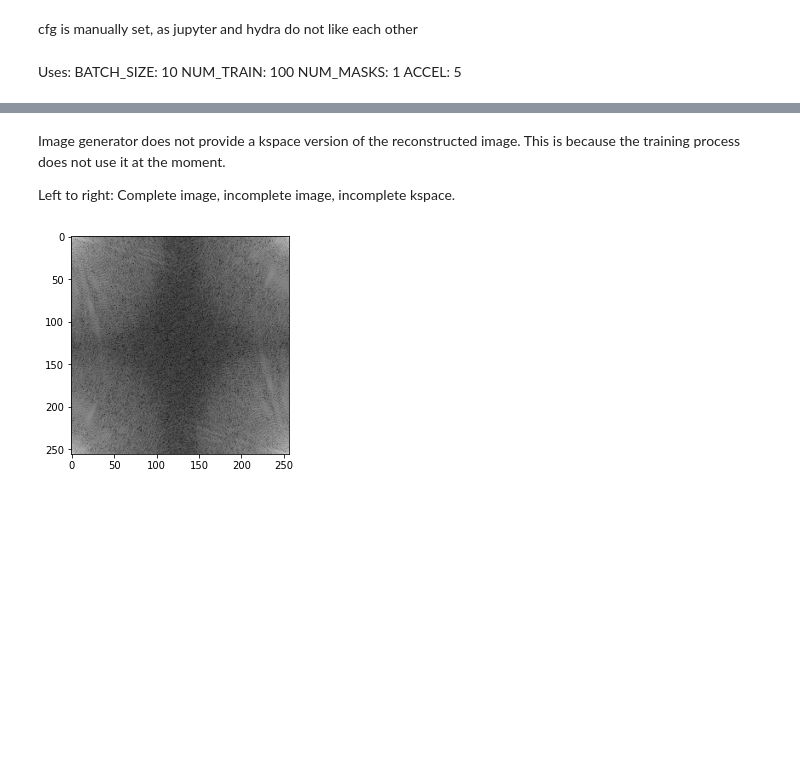
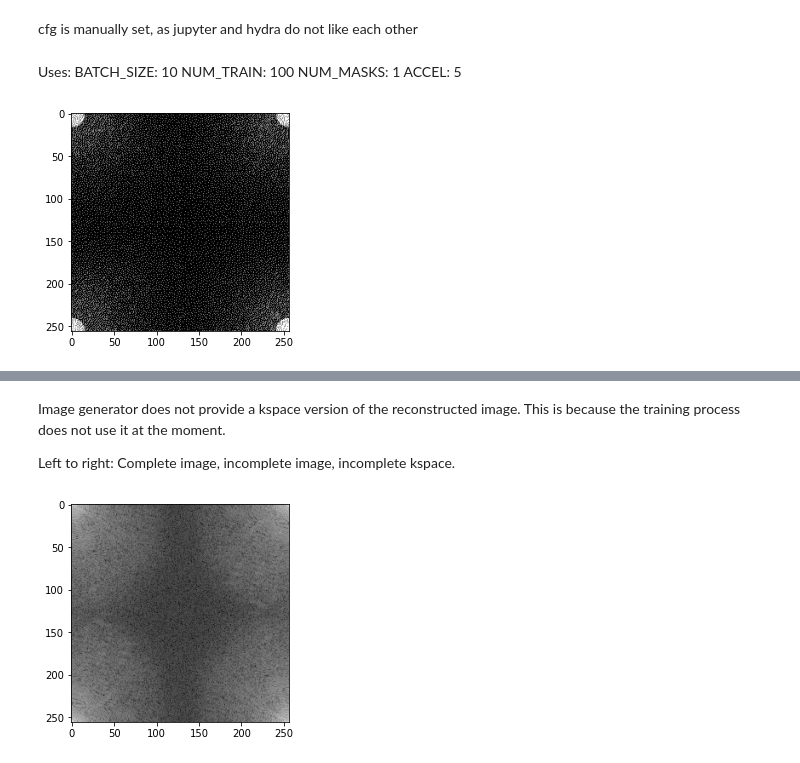
Before and after one commit to DuncanB6/U-NetCompare, a Jupyter notebook: gen_test.ipynb, the cells around one changed output, grey strips where cells are left out. Cells and saved outputs as stored; diff of their text form; code cells hidden in the pictures; blank space fills up the shorter version.

```diff
--- a/gen_test.ipynb
+++ b/gen_test.ipynb
@@ -23,6 +23,10 @@ Uses:
 cfg = {'params': {'EPOCHS': 1, 'MOD': 1.42, 'RE_MOD': 1.0, 'BATCH_SIZE': 10, 'NUM_TRAIN': 100, 'NUM_VAL': 1, 'NUM_TEST': 1, 'NUM_MASKS': 1, 'UNIT_CONFIRM': 1, 'LR': 0.001, 'ACCEL': 5, 'BETA_1': 0.9, 'BETA_2': 0.999}, 'addrs': {'TEST': 'test/*.npy', 'TRAIN': 'train/*.npy', 'VAL': 'val/*.npy', 'STATS': 'outputs_1/stats.npy', 'COMP_MODEL': 'outputs_1/comp_model', 'REAL_MODEL': 'outputs_1/real_model', 'COMP_LOG': 'outputs_1/comp_unet.log', 'REAL_LOG': 'outputs_1/unet.log', 'FUNC': 'functions', 'COMP_CHEC': 'outputs_1/comp_check', 'REAL_CHEC': 'outputs_1/real_check', 'COMP_CSV': 'outputs_1/comp_unet_train.log', 'REAL_CSV': 'outputs_1/real_unet_train.log', 'MASKS': 'inputs/masks/*.npy', 'MASK_SAVE': 'inputs/masks', 'COMP_ARC': 'arc_outputs/arc_14886436/comp_model', 'REAL_ARC': 'arc_outputs/arc_14886436/real_model'}}
 
 ADDR = Path.cwd()
+# %%
+mask_gen(ADDR, cfg)
+# %% [output]
+[figure, added]
 # %%
 (
     mask,
```
Also changed, not shown: parts of 5 cells of this notebook, 1 other file.
